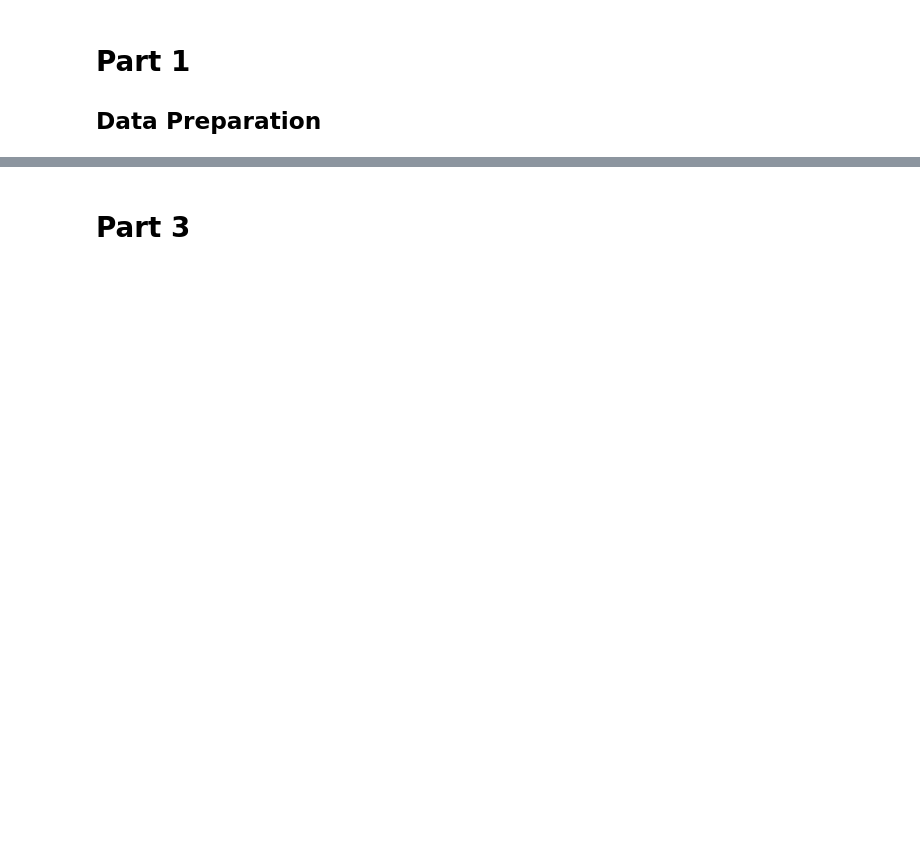
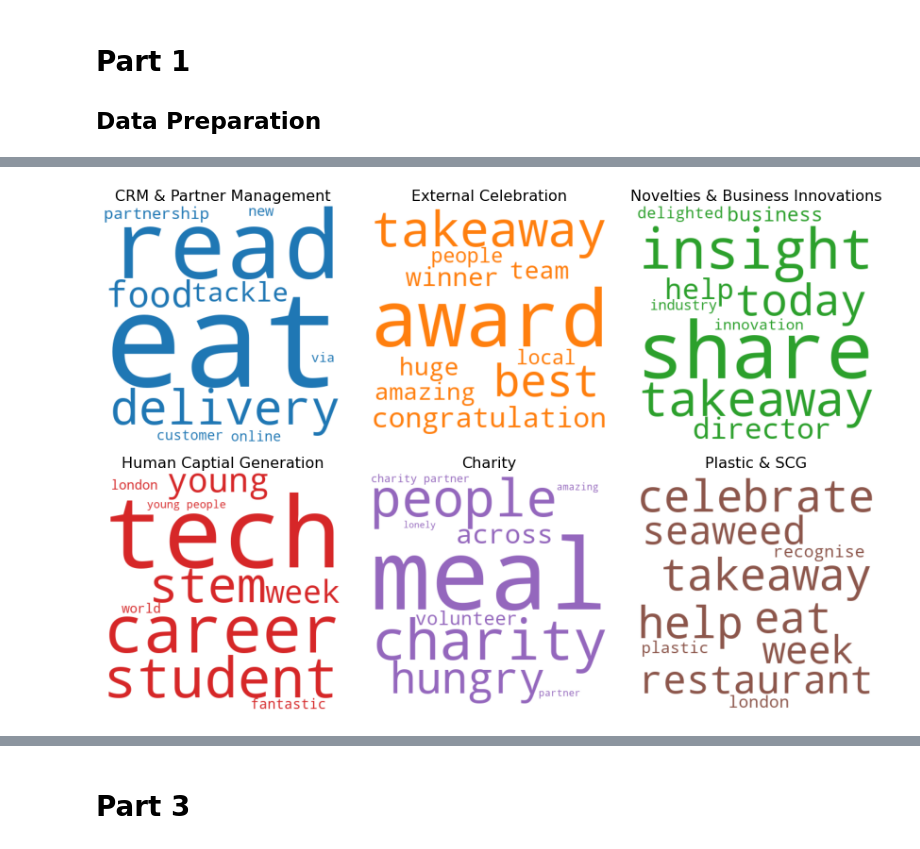
Before and after one commit to AngeloBarisano/Supply_Chain, a Jupyter notebook: Notebooks/workfile2.ipynb, the cells around one changed output, grey strips where cells are left out. Drawn from its saved outputs; the diff is of its cells as text; code cells hidden in the pictures; blank space fills up the shorter version.

```diff
--- a/Notebooks/workfile2.ipynb
+++ b/Notebooks/workfile2.ipynb
@@ -257 +328,62 @@ lda = LdaModel(
+# %%
+names = [
+    "CRM & Partner Management",
+    "External Celebration",
+    "Novelties & Business Innovations",
+    "Human Captial Generation",
+    "Charity",
+    "Plastic & SCG",
+]
+
+topic_names = {i: v for i, v in enumerate(names)}
+# %%
+####################################
+K = 12
+topics = lda.show_topics(num_topics=K, num_words=10, formatted=False)
+
+
+topics = operator.itemgetter(0, 2, 5, 6, 7, 10)(topics)
+
+nb_columns = 3
+K = len(topics)
+nb_rows = math.ceil(K / nb_columns)
+
+cols = [
+    color for name, color in mcolors.TABLEAU_COLORS.items()
+]  # more colors: 'mcolors.XKCD_COLORS'
+cols = cols * math.ceil(K / len(cols))
+
+cloud = WordCloud(
+    background_color="white",
+    width=400,
+    height=400,
+    max_words=15,
+    color_func=lambda *args, **kwargs: cols[i],
+    prefer_horizontal=1.0,
+)
+
+
+fig, axes = plt.subplots(
+    ncols=nb_columns,
+    nrows=nb_rows,
+    figsize=(4 * nb_columns, 4 * nb_rows),
+    sharex=True,
+    sharey=True,
+)
+
+for i, (topic, ax) in enumerate(zip(topics, axes.flatten())):
+    topic_words = dict(topic[1])
+    cloud.generate_from_frequencies(topic_words, max_font_size=300)
+    ax.imshow(cloud)
+    ax.set_title(str(names[i]), fontdict=dict(size=16))
+    ax.axis("off")
+
+
+plt.subplots_adjust(wspace=0, hspace=0)
+plt.axis("off")
+plt.margins(x=0, y=0)
+plt.tight_layout()
+plt.show()
+# %% [output]
+[figure, added]
 # %%
```
Also changed, not shown: parts of 80 cells of this notebook, 6 other files.
